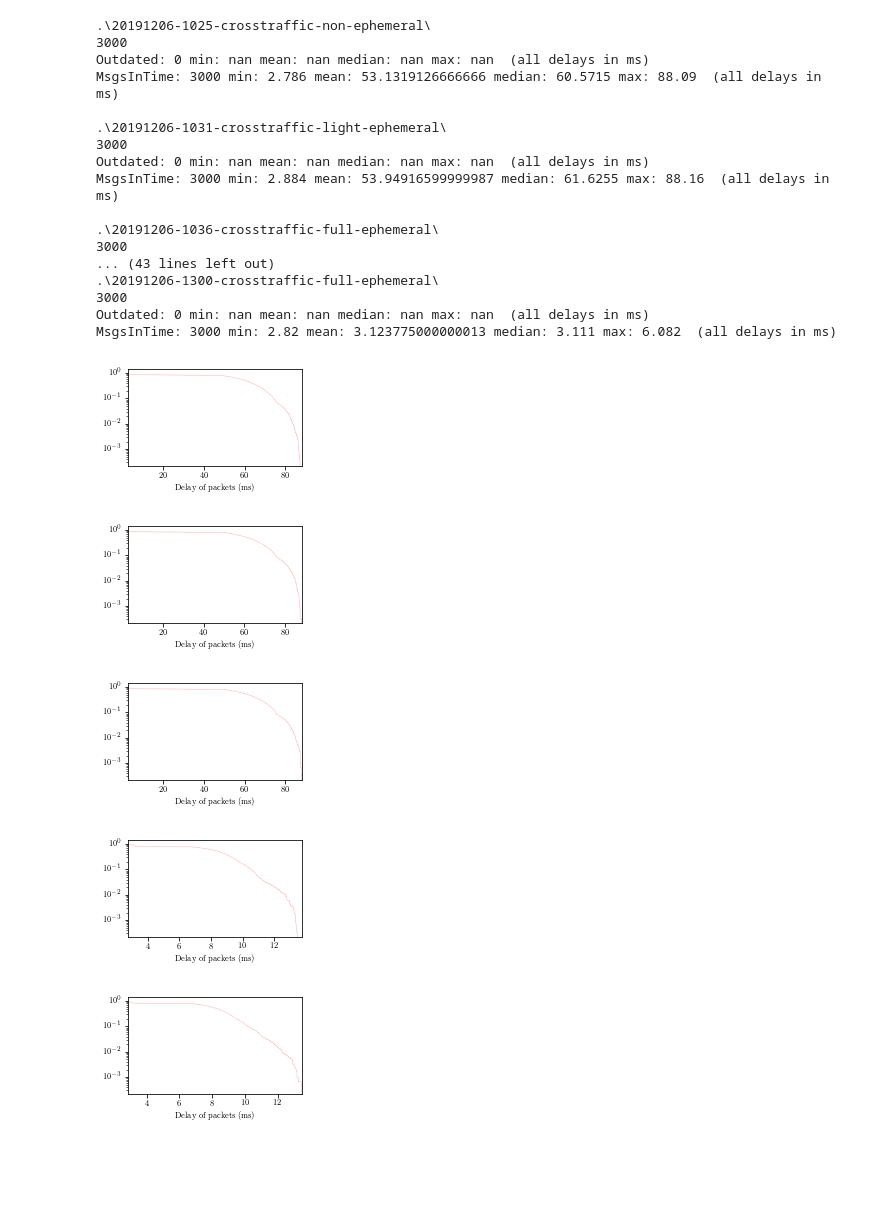
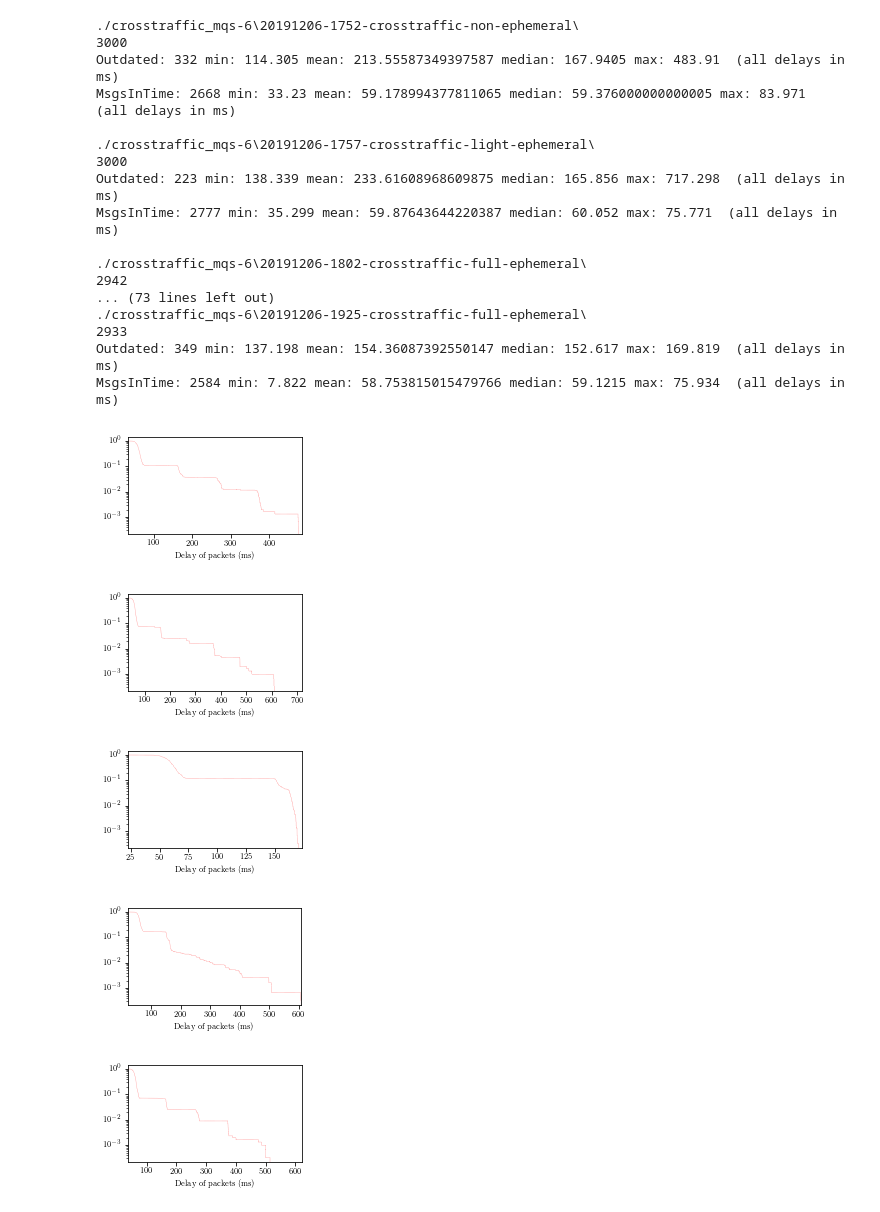
Before and after one commit to Timo2907/picoquic, a Jupyter notebook: experiments/results/eval_plot.ipynb, the cells around one changed output. Cells and saved outputs as stored; diff of their text form; code cells hidden in the pictures; blank space fills up the shorter version.

```diff
--- a/experiments/results/eval_plot.ipynb
+++ b/experiments/results/eval_plot.ipynb
@@ -104,7 +101,7 @@ for f in glob.iglob('./*201912*/', recursive=True): # /*directoryRegExp*/ to red
 # %%
 #CCDFs
 # one-way delay (application layer)
-for f in glob.iglob('./*201912*/', recursive=True): # /*directoryRegExp*/ to reduce output (long runtime)
+for f in glob.iglob('./crosstraffic_mqs-6/*201912*/', recursive=True): # /*directoryRegExp*/ to reduce output (long runtime)
     dfapp = pd.read_csv(f+'serverAppOutput', delim_whitespace=True ,names =
                                     ['seconds_offset', 'streamid', 'length', 'msg_number', 'onewaydelay'])
     dfstream = pd.read_csv(f+'serverStreamOutput', delim_whitespace=True ,names =
@@ -123,48 +120,48 @@ for f in glob.iglob('./*201912*/', recursive=True): # /*directoryRegExp*/ to red
     inTime = pd.Series();
     for i, value in enumerate(dfapp.onewaydelay):
         if(value>100):
             outdated = outdated.set_value(i, value)
         else:
             inTime = inTime.set_value(i, value)
 
     print('Outdated:', outdated.size, 'min:', outdated.min(), 'mean:', outdated.mean(),
             'median:', outdated.median(), 'max:', outdated.max(), ' (all delays in ms)')
     print('MsgsInTime:', inTime.size, 'min:', inTime.min(), 'mean:', inTime.mean(),
             'median:', inTime.median(), 'max:', inTime.max(), ' (all delays in ms)\n')
 
 
     #build the CDF
     cum_dist = np.linspace(1.,0.,len(sortedOneWayDelay))
     cdf = pd.Series(cum_dist, index=sortedOneWayDelay)
     fig = plt.figure() #this line makes a plot for every file
     fig = cdf.plot(color='r', linestyle=':', drawstyle='steps')
 
     #fig.text(sortedRetrans.max()*0.75, 0.9, num_retrans, horizontalalignment='center', verticalalignment='center')
 
     fig.set_xlabel('Delay of packets (ms)')
     fig.set_yscale('log')
     plt.tight_layout()
     plt.savefig(f+"ccdf_one-way-delay_app.pdf")
 # %% [output]
-.\20191206-1025-crosstraffic-non-ephemeral\
+./crosstraffic_mqs-6\20191206-1752-crosstraffic-non-ephemeral\
 3000
-Outdated: 0 min: nan mean: nan median: nan max: nan  (all delays in ms)
-MsgsInTime: 3000 min: 2.786 mean: 53.1319126666666 median: 60.5715 max: 88.09  (all delays in ms)
+Outdated: 332 min: 114.305 mean: 213.55587349397587 median: 167.9405 max: 483.91  (all delays in ms)
+MsgsInTime: 2668 min: 33.23 mean: 59.178994377811065 median: 59.376000000000005 max: 83.971  (all delays in ms)
 
-.\20191206-1031-crosstraffic-light-ephemeral\
+./crosstraffic_mqs-6\20191206-1757-crosstraffic-light-ephemeral\
 3000
-Outdated: 0 min: nan mean: nan median: nan max: nan  (all delays in ms)
-MsgsInTime: 3000 min: 2.884 mean: 53.94916599999987 median: 61.6255 max: 88.16  (all delays in ms)
+Outdated: 223 min: 138.339 mean: 233.61608968609875 median: 165.856 max: 717.298  (all delays in ms)
+MsgsInTime: 2777 min: 35.299 mean: 59.87643644220387 median: 60.052 max: 75.771  (all delays in ms)
 
-.\20191206-1036-crosstraffic-full-ephemeral\
-3000
-... (43 lines left out)
-.\20191206-1300-crosstraffic-full-ephemeral\
-3000
-Outdated: 0 min: nan mean: nan median: nan max: nan  (all delays in ms)
-MsgsInTime: 3000 min: 2.82 mean: 3.123775000000013 median: 3.111 max: 6.082  (all delays in ms)
+./crosstraffic_mqs-6\20191206-1802-crosstraffic-full-ephemeral\
+2942
+... (73 lines left out)
+./crosstraffic_mqs-6\20191206-1925-crosstraffic-full-ephemeral\
+2933
+Outdated: 349 min: 137.198 mean: 154.36087392550147 median: 152.617 max: 169.819  (all delays in ms)
+MsgsInTime: 2584 min: 7.822 mean: 58.753815015479766 median: 59.1215 max: 75.934  (all delays in ms)
-[figure, old version]
+[figure, new version]
-[figure, old version]
+[figure, new version]
-[figure, old version]
+[figure, new version]
-[figure, old version]
+[figure, new version]
-[figure, old version]
+[figure, new version]
```
Also changed, not shown: parts of 6 cells of this notebook, 8 other files.
